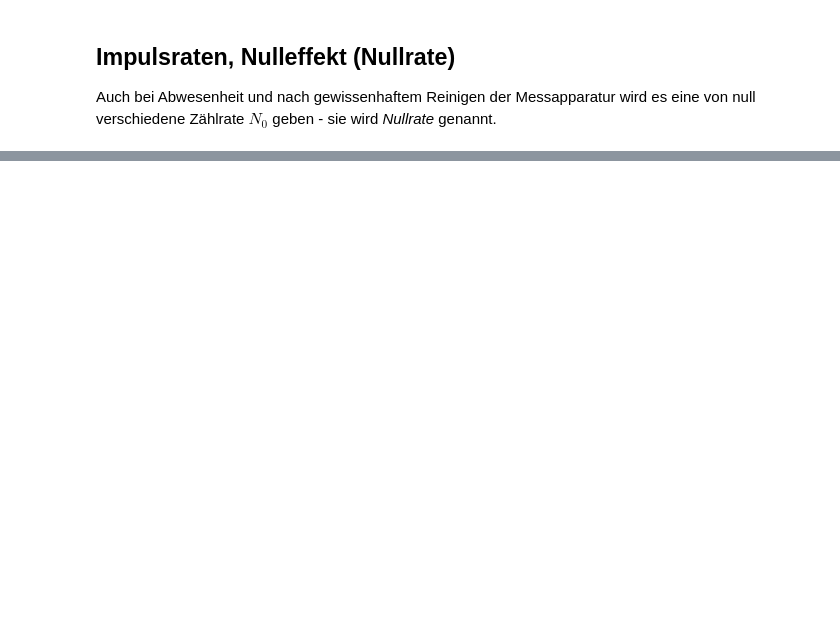
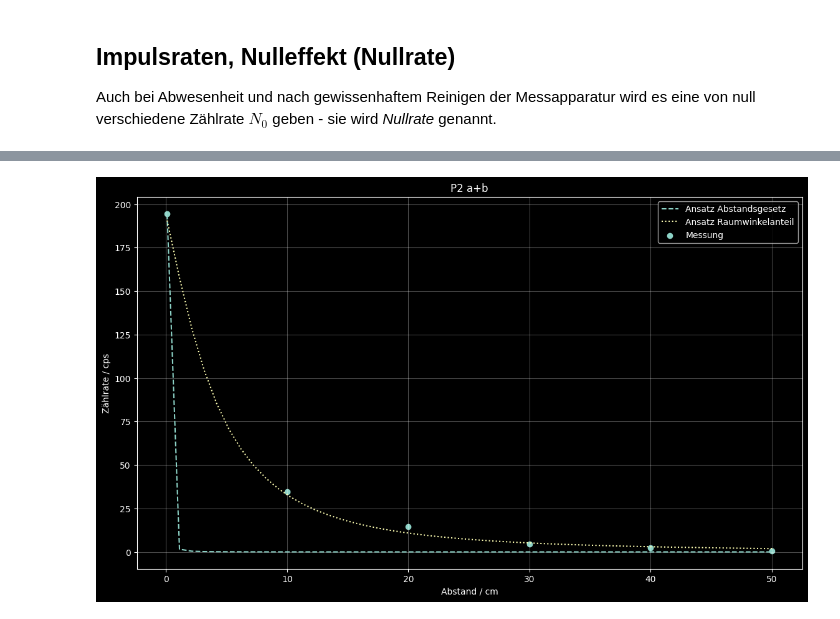
Before and after one commit to HateFindingNames/RadiationProtection_DetectorTechnology, a Jupyter notebook: V7/V7.ipynb, the cells around one changed output, grey strips where cells are left out. Drawn from its saved outputs; the diff is of its cells as text; code cells hidden in the pictures; blank space fills up the shorter version.

```diff
--- a/V7/V7.ipynb
+++ b/V7/V7.ipynb
@@ -185,0 +165,4 @@ ax.grid(axis='both', alpha=.3)
+# %%
+means = ref.iloc[0:, 1:].mean(axis=0)
+print('Mittelwerte')
+means
@@ -185,0 +226,16 @@ ax.grid(axis='both', alpha=.3)
+# %%
+# def funct_expo(r, lambd, I0):
+	# return I0 * np.exp(-lambd*r)
+
+def dist_law(r, I0):
+	return I0 * (0.1**2 / r**2)
+
+def solid_angle(r, I0, a, b):
+	# a,b are the sides of a rectangle - the outer dimensions of the detector in our case
+	return I0 * 4 * np.arctan((a * b) / (2 * r * np.sqrt(4 * r**2 + a**2 + b**2))) / (2 * np.pi)
+# %%
+# popt, pcov = curve_fit(funct_expo, unkn1["Abstand [cm]"], unkn1["P2 a+b [ips]"] - means[1], p0=(1, unkn1.iloc[5, 4]-means[1]))
+# print(popt)
+
+xarr = np.linspace(unkn1["Abstand [cm]"][5], unkn1["Abstand [cm]"][0], 50)
+# print(solid_angle(0.001, 200))
@@ -185,0 +260,19 @@ ax.grid(axis='both', alpha=.3)
+# %%
+cm = 1/2.54 # inch zu cm
+plt.style.use("default")
+plt.style.use("dark_background")
+fig, ax = plt.subplots(figsize=(35*cm, 35*cm * 9 / 16))
+
+ax.scatter(unkn1["Abstand [cm]"], unkn1["P2 a+b [ips]"] - means[1], label="Messung")
+ax.plot(xarr, dist_law(xarr, 194), linestyle='--', label="Ansatz Abstandsgesetz")
+ax.plot(xarr, solid_angle(xarr, 194, 8, 20), linestyle=':', label="Ansatz Raumwinkelanteil")
+# ax.plot(xarr, funct_expo(xarr, *popt), linestyle='--', label="Ansatz Exponential")
+
+ax.set_title("P2 a+b")
+# ax.set_ylim(ymin=0, ymax=200)
+ax.legend()
+ax.set_xlabel("Abstand / cm")
+ax.set_ylabel("Zählrate / cps")
+ax.grid(axis='both', alpha=.3)
+# %% [output]
+[figure, added]
```
Also changed, not shown: parts of 44 cells of this notebook, 4 other files.
